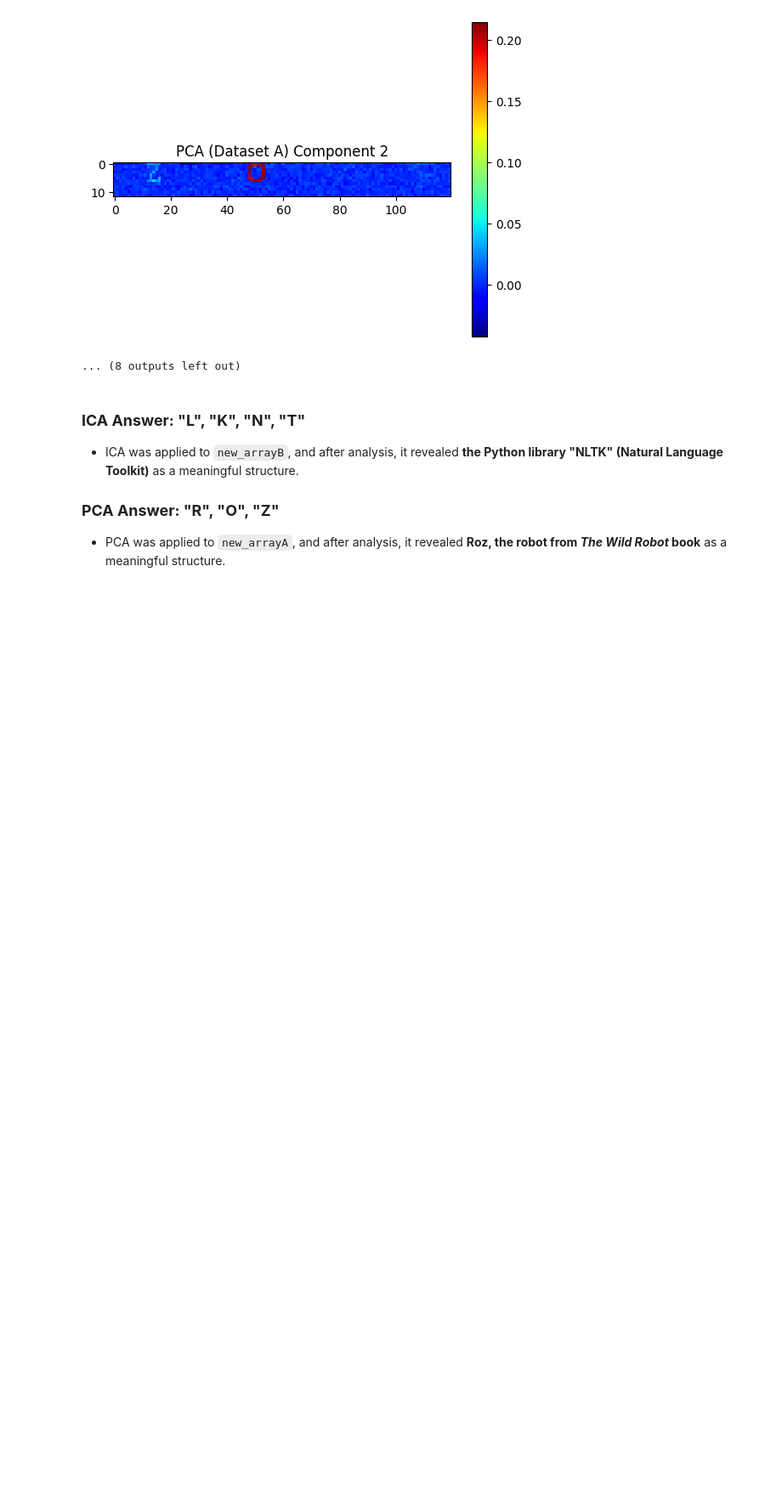
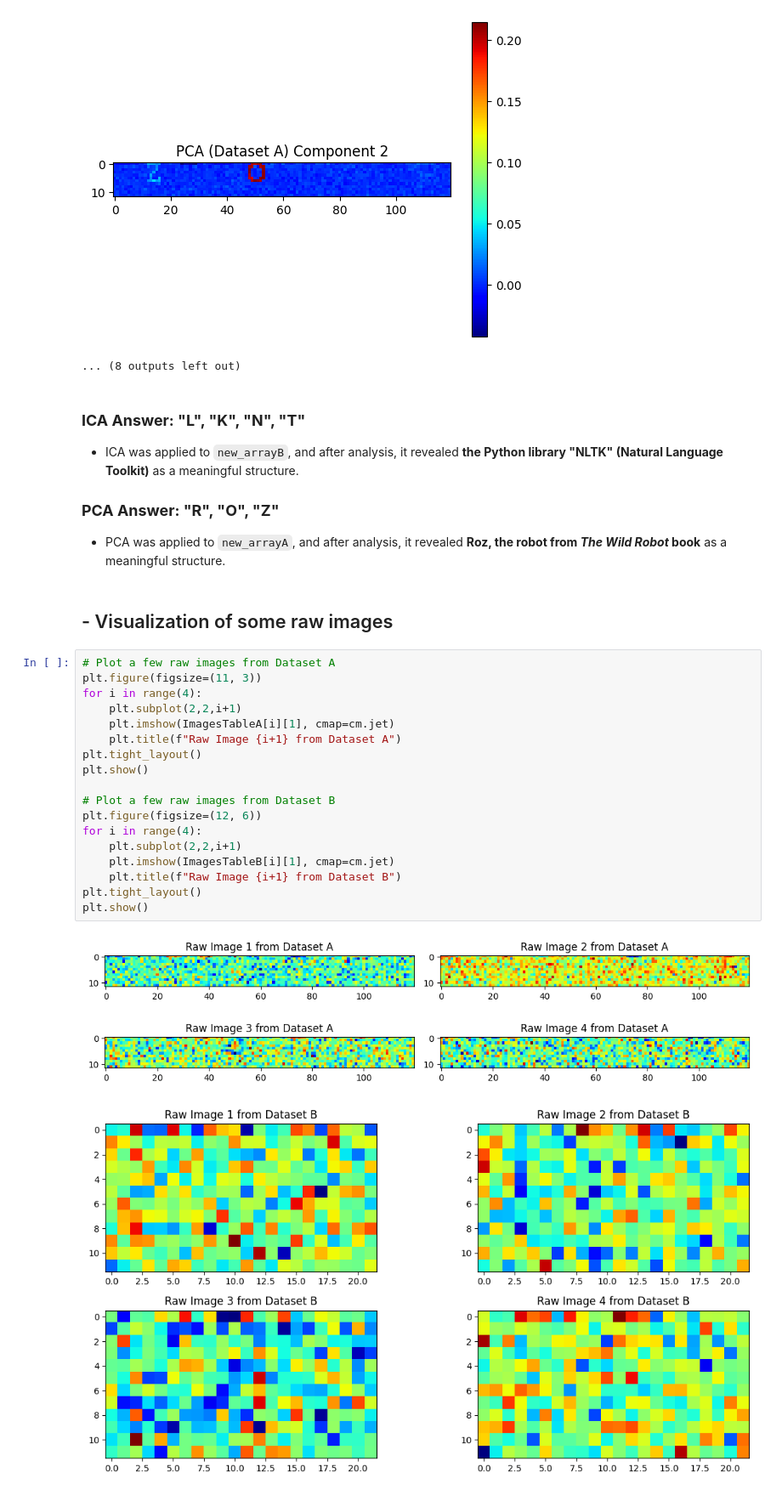
Before and after one commit to soheilbh/aed-challange, a Jupyter notebook: PCA_ICA/PCA-ICA_Mina.ipynb, the cells around one changed output. Shown at 85% size. Cells and saved outputs as stored; diff of their text form; blank space fills up the shorter version.

```diff
--- a/PCA_ICA/PCA-ICA_Mina.ipynb
+++ b/PCA_ICA/PCA-ICA_Mina.ipynb
@@ -123,3 +123,26 @@ visualize_components(data_PCA.components_, (image_height_A, image_width_A), "PCA
 
 ### **PCA Answer: "R", "O", "Z"**
 - PCA was applied to `new_arrayA`, and after analysis, it revealed **Roz, the robot from *The Wild Robot* book** as a meaningful structure.
+# %% [markdown]
+## - Visualization of some raw images
+# %%
+# Plot a few raw images from Dataset A
+plt.figure(figsize=(11, 3))
+for i in range(4):
+    plt.subplot(2,2,i+1)
+    plt.imshow(ImagesTableA[i][1], cmap=cm.jet)
+    plt.title(f"Raw Image {i+1} from Dataset A")
+plt.tight_layout()
+plt.show()
+
+# Plot a few raw images from Dataset B
+plt.figure(figsize=(12, 6))
+for i in range(4):
+    plt.subplot(2,2,i+1)
+    plt.imshow(ImagesTableB[i][1], cmap=cm.jet)
+    plt.title(f"Raw Image {i+1} from Dataset B")
+plt.tight_layout()
+plt.show()
+# %% [output]
+[figure, added]
+[figure, added]
```
Also changed, not shown: parts of 9 cells of this notebook.
